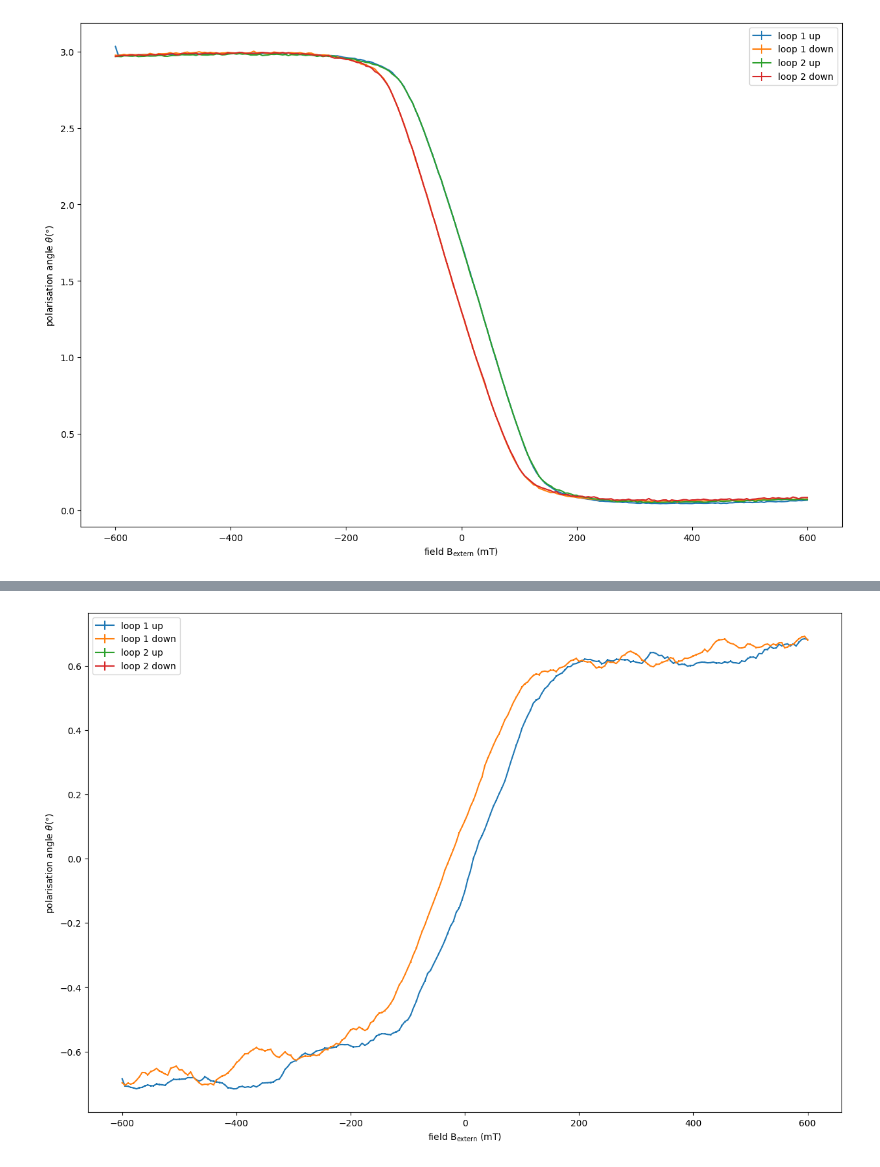
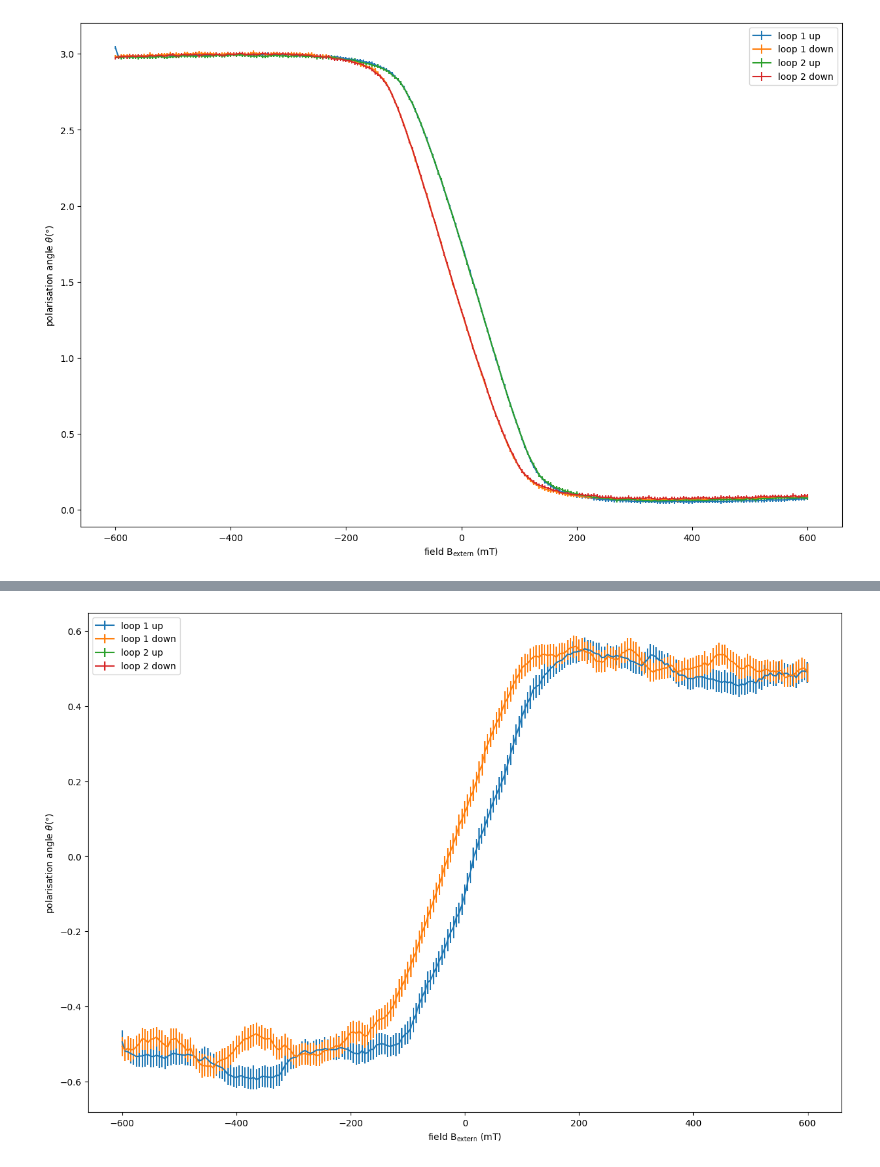
Before and after one commit to CaptainNikon/PPF-Uni-Potsdam, a Jupyter notebook: O7/python/Auswertung.ipynb, the cells around one changed output, grey strips where cells are left out. Drawn from its saved outputs; the diff is of its cells as text; code cells hidden in the pictures.

```diff
--- a/O7/python/Auswertung.ipynb
+++ b/O7/python/Auswertung.ipynb
@@ -77,10 +140,13 @@ def calibratelinearfit(x,y,weight,n, k):
     m = reg.coef_
     b = reg.intercept_
     rscore = reg.score(xres, y[n:k])
+    plt.figure(figsize=(12,8))
+    plt.legend(loc=0)
     plt.plot(xres, y[n:k])
     plt.plot(xres, m*xres+b)
+    plt.xlabel(r"field B$_\mathrm{extern}$ (mT)")
+    plt.ylabel(r"diode voltage $U$(V)")
     print(rscore,k)
-    return n,k
 # %%
 #Hysteresekurve kalibrieren und Fit entfernene
 def newfluxcalc(field,voltage,std,direction,loop,polangle,diodevoltage,diodestd,n,k):
@@ -92,9 +158,10 @@ def newfluxcalc(field,voltage,std,direction,loop,polangle,diodevoltage,diodestd,
     b = reg.intercept_
     newy = voltage-(m*field+b)
 
-    #Werte um die x-Achse mitteln
-    midvalue = sum(newy)/len(newy)
+    #Werte um die x-Achse mitteln ohne den ersten fehlerhaften Wert zu betrachten
+    midvalue = np.mean(newy[n:])
     newval = newy-midvalue
+
 
     #Kalibrationskurve berechnen und Umrechnung V->°
     reg1 = linear_model.LinearRegression()
@@ -107,7 +174,7 @@ def newfluxcalc(field,voltage,std,direction,loop,polangle,diodevoltage,diodestd,
     #Hier würde durch die Dicke der Probe geteilt
     yfinal = ypol/0.133
 
-    #Plot mit zwei y-Achsen eine Volt andere °
+    #Der andere Kram hier noch einfügen
     select_up = direction > 0
     select_down = direction <= 0
 
@@ -127,32 +194,13 @@ def newfluxcalc(field,voltage,std,direction,loop,polangle,diodevoltage,diodestd,
 
 
     plt.figure(figsize=(15,10))
-    plt.errorbar(field_up_1,voltage_up_1, yerr = std_up_1, label = "loop 1 up")
-    plt.errorbar(field_down_1,voltage_down_1, yerr = std_down_1, label = "loop 1 down")
-    plt.errorbar(field_up_2,voltage_up_2, yerr = std_up_2, label = "loop 2 up")
-    plt.errorbar(field_down_2,voltage_down_2, yerr = std_down_2, label = "loop 2 down")
+    plt.errorbar(field_up_1,voltage_up_1, yerr = m1*std_up_1, label = "loop 1 up")
+    plt.errorbar(field_down_1,voltage_down_1, yerr = m1*std_down_1, label = "loop 1 down")
+    plt.errorbar(field_up_2,voltage_up_2, yerr = m1*std_up_2, label = "loop 2 up")
+    plt.errorbar(field_down_2,voltage_down_2, yerr = m1*std_down_2, label = "loop 2 down")
     plt.legend(loc = 0)
     plt.xlabel(r"field B$_\mathrm{extern}$ (mT)")
     plt.ylabel(r"polarisation angle $\theta$(°)")
-
-    """ fig= plt.figure()
-    ax2 = fig.add_subplot()
-
-    ax1 = ax2.twinx()
-    color = "tab:red"
-    ax1.set_xlabel("Magnetische Flussdichte B in mT")
-    ax1.set_ylabel("Diodenspannung U in V", color=color)
-    ax1.plot(x,newval, color=color)
-    ax1.tick_params(axis="y",labelcolor = color)
-
-    color = "tab:green"
-    ax2.set_ylabel(r"Polarisationswinkel $\theta$ in°",color = color)
-    ax2.plot(x,ypol, color = color)
-    ax2.tick_params(axis="y",labelcolor = color)
-    ax2.grid()
-
-    plt.title(r"Drehung des Pol.-Winkels $\theta$(B)")
-    plt.show() """
 # %%
 calibratelinearfit(field1, voltage1,std1, 1,60)
 # %% [output]
@@ -176,3 +224,3 @@ newfluxcalc(fieldtwo,voltage2, std2, direction2, loop2, polangle2, diodevoltage2
 # %%
-calibratelinearfit(field3, voltage3, std3,1,50)
+calibratelinearfit(field3, voltage3, std3,1,80)
 # %% [output]
@@ -182,7 +230,7 @@ calibratelinearfit(field3, voltage3, std3,1,50)
 # %%
-newfluxcalc(field3,voltage3, std3, direction3, loop3, polangle2, diodevoltage2, diodestd2, 1, 50)
+newfluxcalc(field3,voltage3, std3, direction3, loop3, polangle2, diodevoltage2, diodestd2, 1, 80)
 # %% [output]
-[figure, old version]
+[figure, new version]
 # %%
 calibratelinearfit(field4,voltage4,std4,0,10)
 # %% [output]
```
Also changed, not shown: parts of 7 cells of this notebook, 1 other file.
